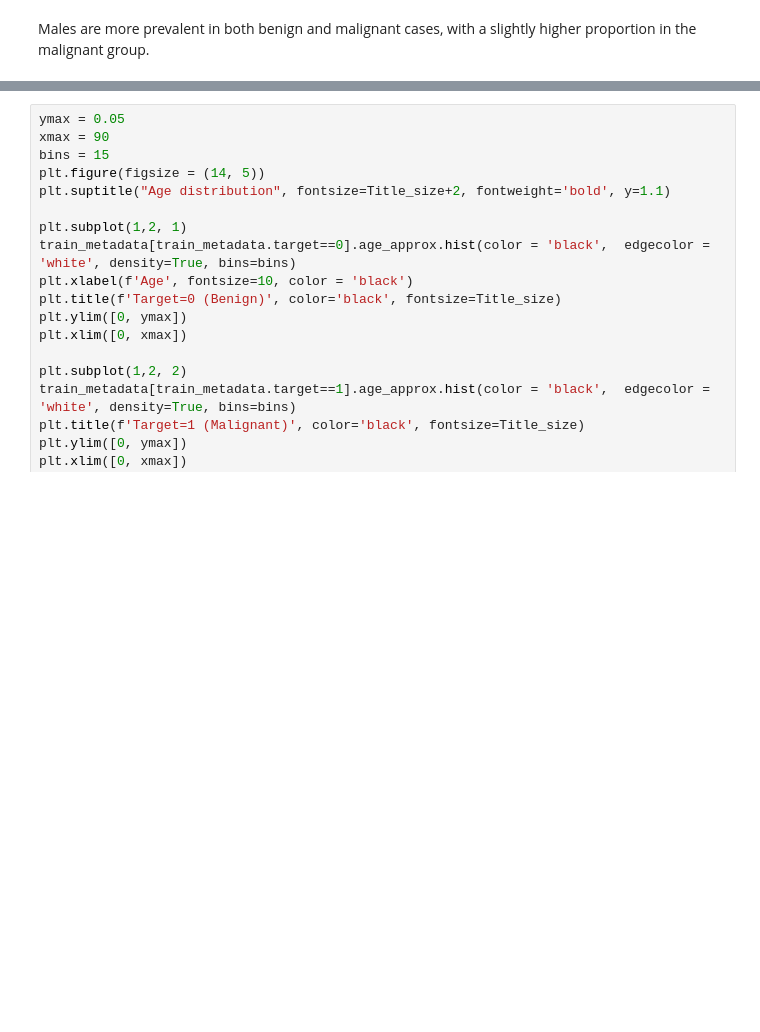
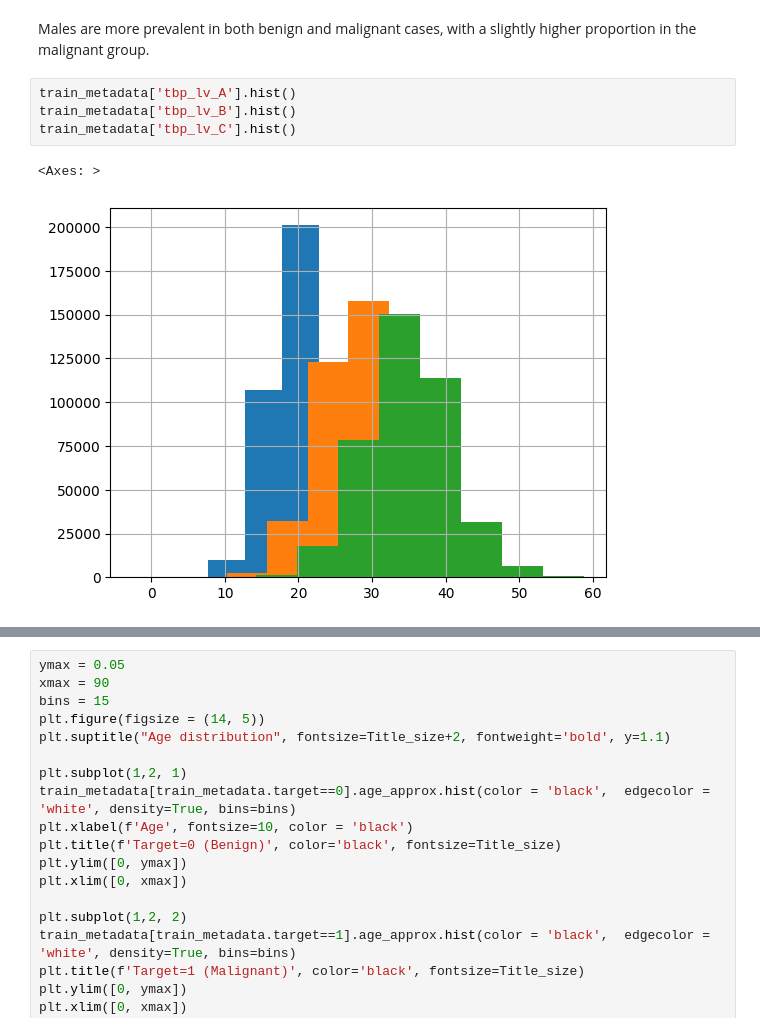
Before and after one commit to JinghanChen99/Kaggle-Skin-Cancer, a Jupyter notebook: load_data.ipynb, the cells around one changed output, grey strips where cells are left out. Saved outputs shown, nothing was run; the diff lists cells and outputs as text; blank space fills up the shorter version.

```diff
--- a/load_data.ipynb
+++ b/load_data.ipynb
@@ -264,3 +287,10 @@ plt.show()
 [figure]
 # %% [markdown]
 Males are more prevalent in both benign and malignant cases, with a slightly higher proportion in the malignant group.
+# %%
+train_metadata['tbp_lv_A'].hist()
+train_metadata['tbp_lv_B'].hist()
+train_metadata['tbp_lv_C'].hist()
+# %% [output]
+<Axes: >
+[figure, added]
```
Also changed, not shown: parts of 13 cells of this notebook.
